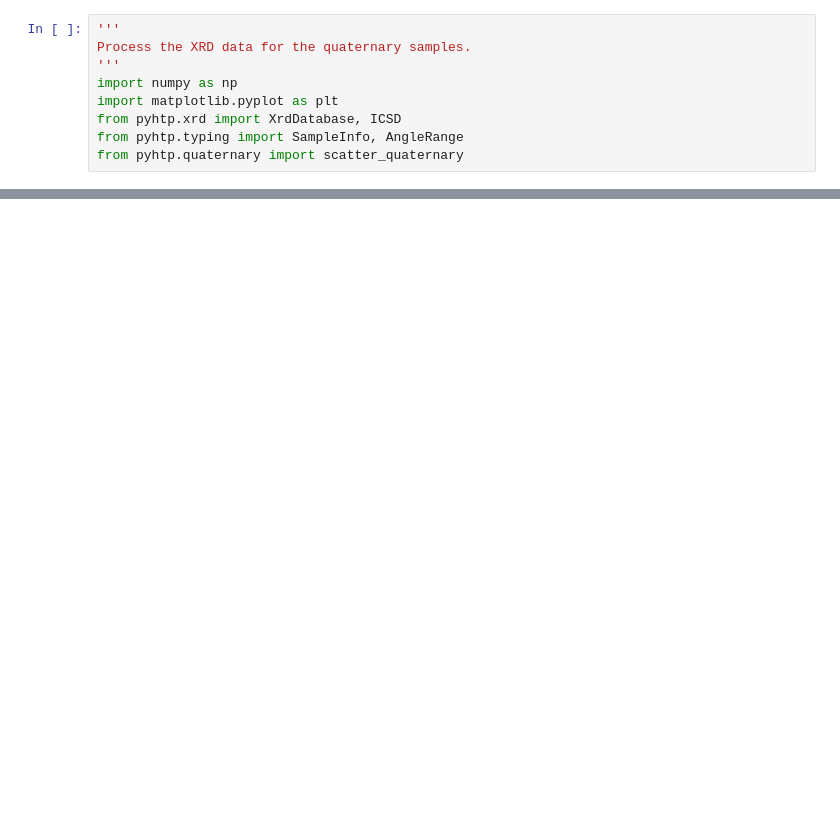
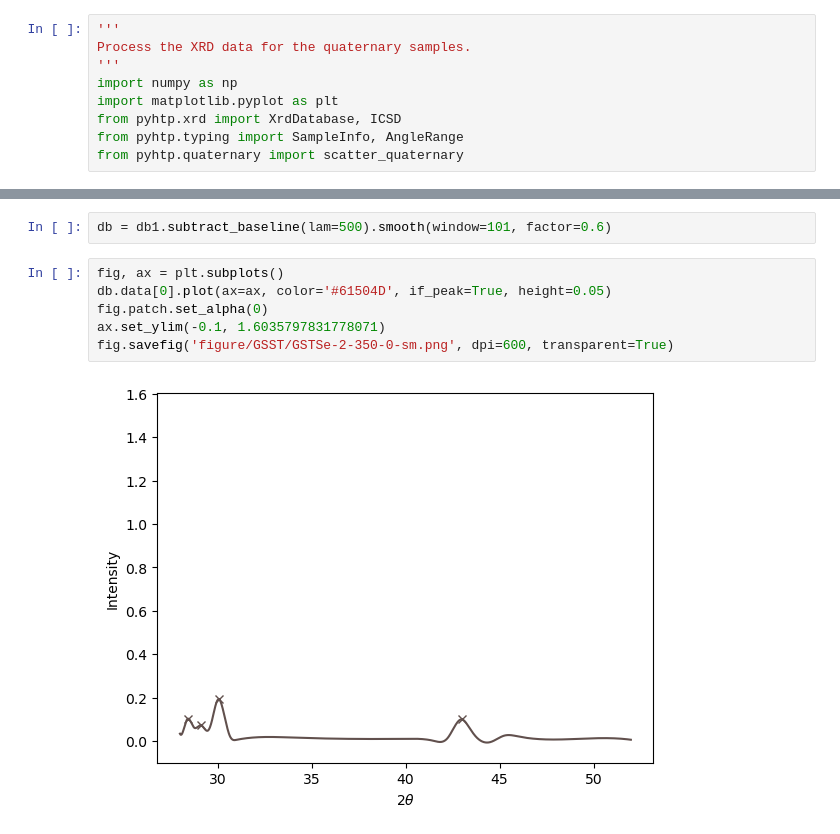
Before and after one commit to JedimasterLu/pyhtp, a Jupyter notebook: quat_xrd.ipynb, the cells around one changed output, grey strips where cells are left out. Cells and saved outputs as stored; diff of their text form; blank space fills up the shorter version.

```diff
--- a/quat_xrd.ipynb
+++ b/quat_xrd.ipynb
@@ -11,0 +34,10 @@ HEIGHT = 0.1
+# %%
+db = db1.subtract_baseline(lam=500).smooth(window=101, factor=0.6)
+# %%
+fig, ax = plt.subplots()
+db.data[0].plot(ax=ax, color='#61504D', if_peak=True, height=0.05)
+fig.patch.set_alpha(0)
+ax.set_ylim(-0.1, 1.6035797831778071)
+fig.savefig('figure/GSST/GSTSe-2-350-0-sm.png', dpi=600, transparent=True)
+# %% [output]
+[figure, added]
```
Also changed, not shown: parts of 8 cells of this notebook, 10 other files.
